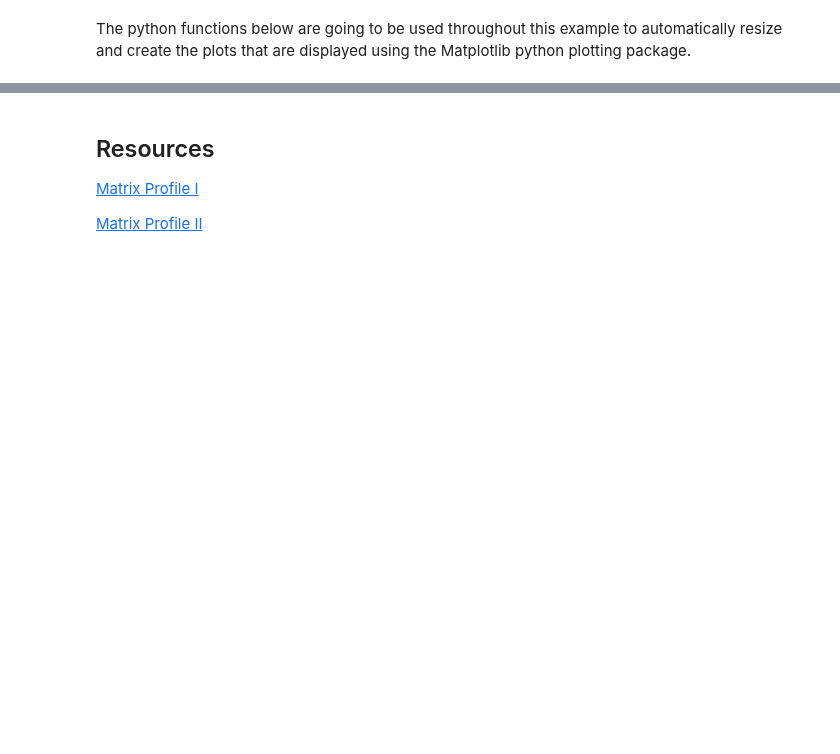
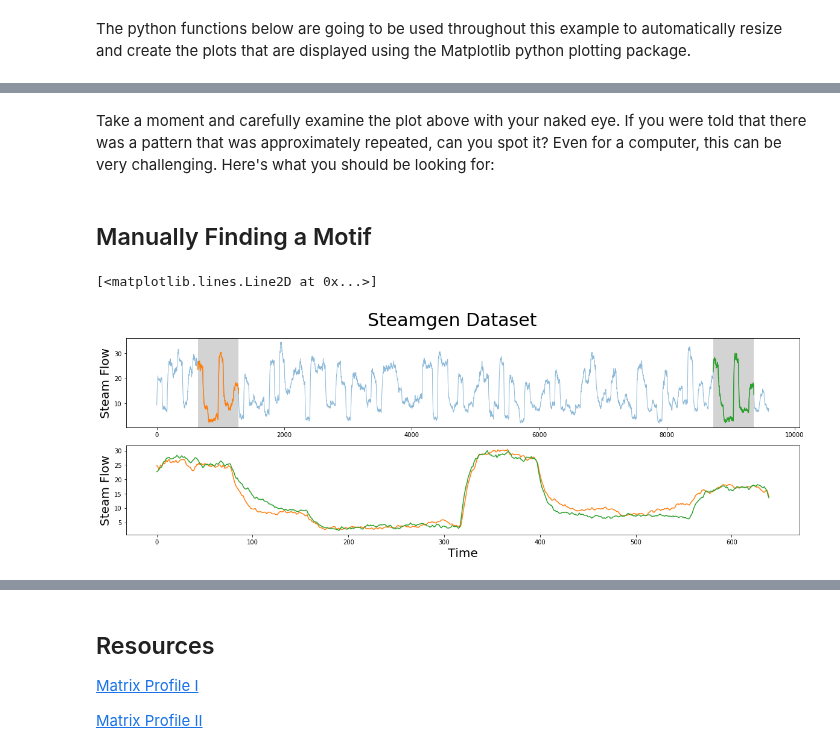
Before and after one commit to bcExpt-1123/Stumpy-python, a Jupyter notebook: docs/Tutorial_STUMPY_Basics.ipynb, the cells around one changed output, grey strips where cells are left out. Saved outputs shown, nothing was run; the diff lists cells and outputs as text; code cells hidden in the pictures; blank space fills up the shorter version.

Commit message:
Fixed #58 Added motif in tutorial, cleaned up

```diff
--- a/docs/Tutorial_STUMPY_Basics.ipynb
+++ b/docs/Tutorial_STUMPY_Basics.ipynb
@@ -253,0 +82,23 @@ And that's it! You have now loaded in a dataset, ran it through STUMP using our
+# %% [markdown]
+Take a moment and carefully examine the plot above with your naked eye. If you were told that there was a pattern that was approximately repeated, can you spot it? Even for a computer, this can be very challenging. Here's what you should be looking for:
+# %% [markdown]
+## Manually Finding a Motif
+# %%
+m = 640
+fig, axs = plt.subplots(2)
+plt.suptitle('Steamgen Dataset', fontsize='30')
+axs[0].set_ylabel("Steam Flow", fontsize='20')
+axs[0].plot(steam_df['steam flow'], alpha=0.5, linewidth=1)
+axs[0].plot(steam_df['steam flow'].iloc[643:643+m])
+axs[0].plot(steam_df['steam flow'].iloc[8724:8724+m])
+rect = Rectangle((643, 0), m, 40, facecolor='lightgrey')
+axs[0].add_patch(rect)
+rect = Rectangle((8724, 0), m, 40, facecolor='lightgrey')
+axs[0].add_patch(rect)
+axs[1].set_xlabel("Time", fontsize='20')
+axs[1].set_ylabel("Steam Flow", fontsize='20')
+axs[1].plot(steam_df['steam flow'].values[643:643+m], color='C1')
+axs[1].plot(steam_df['steam flow'].values[8724:8724+m], color='C2')
+# %% [output]
+[<matplotlib.lines.Line2D at 0x...>]
+[figure, added]
```
Also changed, not shown: parts of 62 cells of this notebook.
